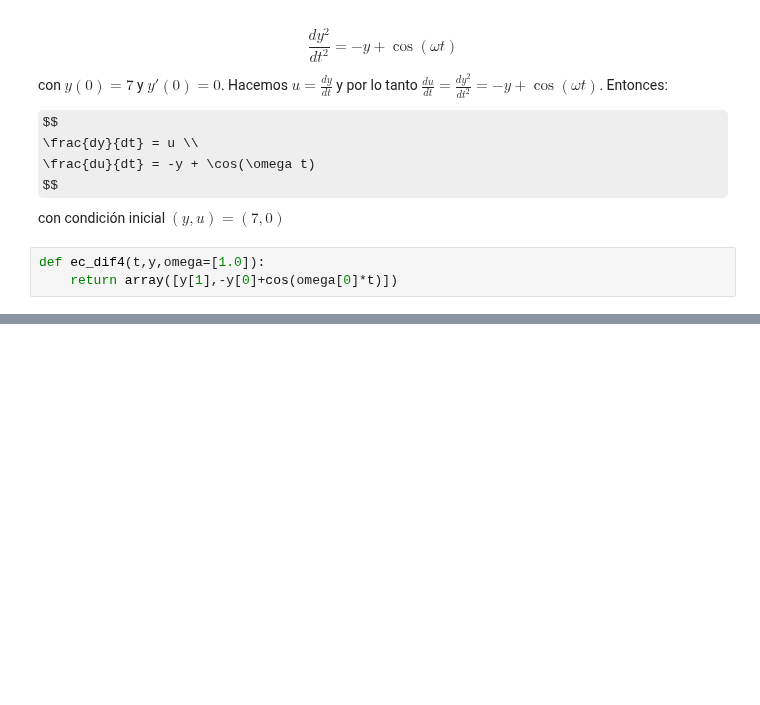
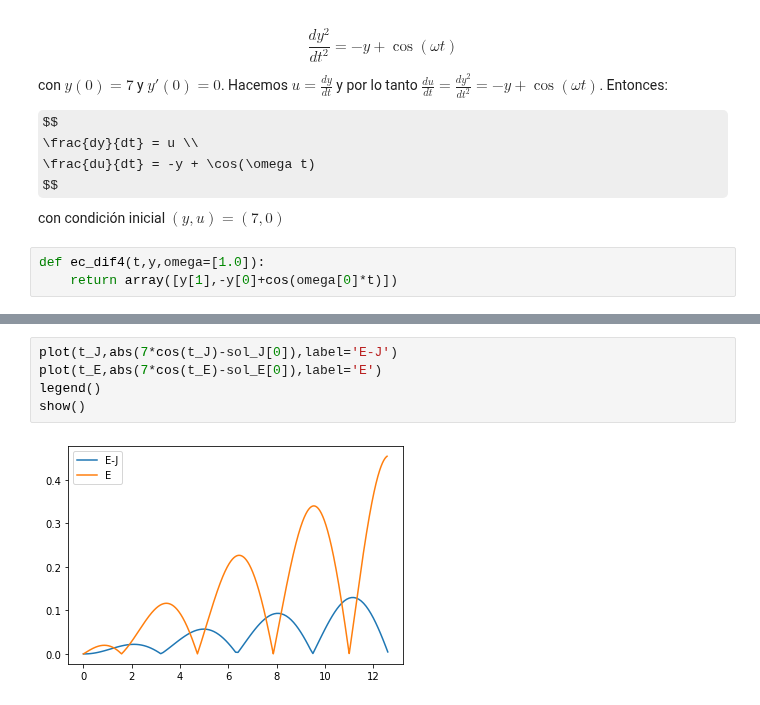
Before and after one commit to richmf/Fisica-Computacional-clases, a Jupyter notebook: EDO2.ipynb, the cells around one changed output, grey strips where cells are left out. Cells and saved outputs as stored; diff of their text form; some formulas as TeX source; blank space fills up the shorter version.

```diff
--- a/EDO2.ipynb
+++ b/EDO2.ipynb
@@ -41,0 +99,7 @@ show()
+# %%
+plot(t_J,abs(7*cos(t_J)-sol_J[0]),label='E-J')
+plot(t_E,abs(7*cos(t_E)-sol_E[0]),label='E')
+legend()
+show()
+# %% [output]
+[figure, added]
```
Also changed, not shown: parts of 7 cells of this notebook.
